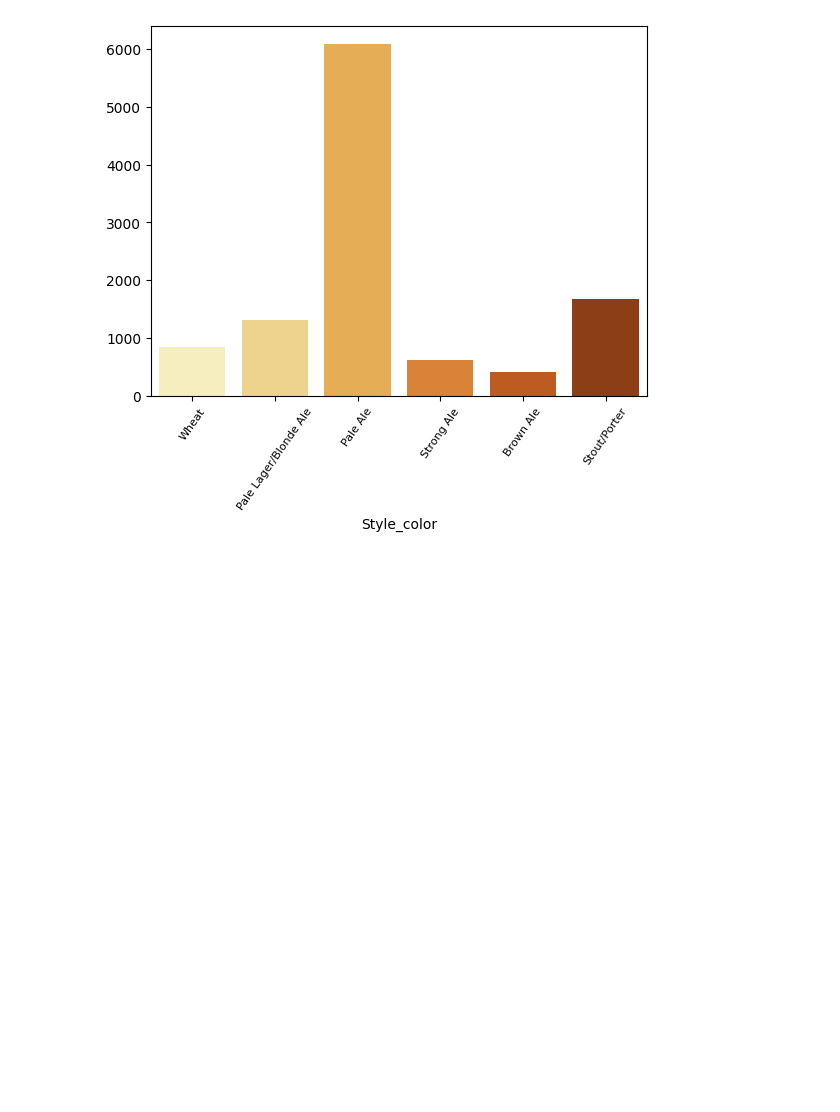
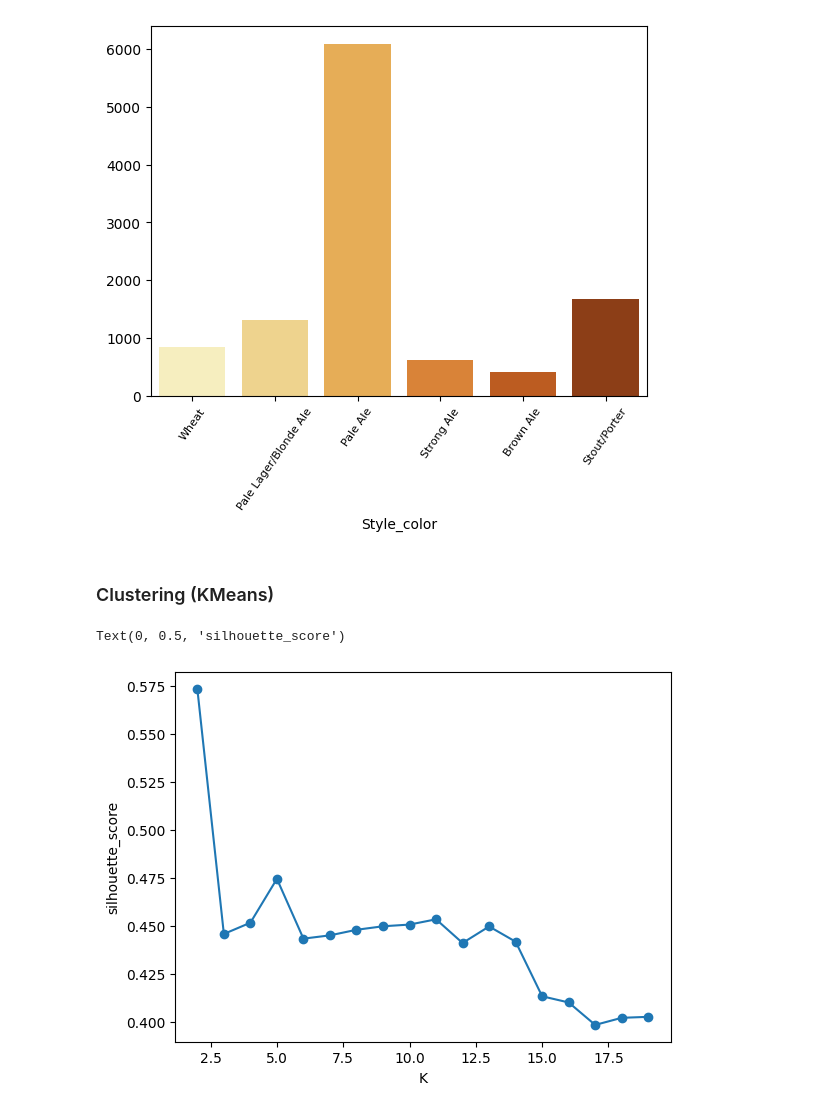
Before and after one commit to agui968/Predicting-Beer-Styles-with-Machine-Learning, a Jupyter notebook: notebooks/05Entrenamiento_evaluacionGS.ipynb, the cells around one changed output. Saved outputs shown, nothing was run; the diff lists cells and outputs as text; code cells hidden in the pictures; blank space fills up the shorter version.

```diff
--- a/notebooks/05Entrenamiento_evaluacionGS.ipynb
+++ b/notebooks/05Entrenamiento_evaluacionGS.ipynb
@@ -61,32 +81,32 @@ col_toscale=['ABV', 'IBU', 'Color']
 # %%
 pipeScale = Pipeline(steps=[
     # ('preprocessor',preprocessor),
-    ("selectkbest", SelectKBest(k=3)),
-    ("classifier", RandomForestClassifier())
+    # ("selectkbest", SelectKBest(k=3)),
+    ("classifier", LogisticRegression())
 ])
 # %%
 log_params = {
-    'selectkbest__k':np.arange(1,4),
+    # 'selectkbest__k':np.arange(1,4),
     'classifier': [LogisticRegression()],
     'classifier__C': [0.1,1,10]
 }
 rf_params = {
-    'selectkbest__k':np.arange(1,4),
+    # 'selectkbest__k':np.arange(1,4),
     'classifier': [RandomForestClassifier()],
     'classifier__max_depth': [3,5,7]
 }
 gb_params = {
-    'selectkbest__k':np.arange(1,4),
+    # 'selectkbest__k':np.arange(1,4),
     'classifier': [GradientBoostingClassifier()],
-    'classifier__max_depth':[3,5,7]
+    'classifier__max_depth':[3]
 }
 knn_params = {
-    'selectkbest__k':np.arange(1,4),
+    # 'selectkbest__k':np.arange(1,4),
     'classifier': [KNeighborsClassifier()],
     'classifier__n_neighbors': np.arange(1,10)
 }
 svm_params = {
-    'selectkbest__k':np.arange(1,4),
+    # 'selectkbest__k':np.arange(1,4),
     'classifier': [SVC()],
     'classifier__C': [0.1,1,10]
 }
@@ -234 +258,16 @@ import pickle
 #     modelo_importado = pickle.load(input)
+# %% [markdown]
+### Clustering (KMeans)
+# %%
+km_list = [KMeans(n_clusters=k, n_init=10, random_state=0).fit(X_resampled) for k in range(2,20)]
+# km_list
+# %%
+silhouette_score_list = [silhouette_score(X_resampled, model.labels_) for model in km_list]
+# silhouette_score_list
+# %%
+plt.plot(range(2,20), silhouette_score_list,marker='o')
+plt.xlabel('K')
+plt.ylabel('silhouette_score')
+# %% [output]
+Text(0, 0.5, 'silhouette_score')
+[figure, added]
```
Also changed, not shown: parts of 18 cells of this notebook, 10 other files.
